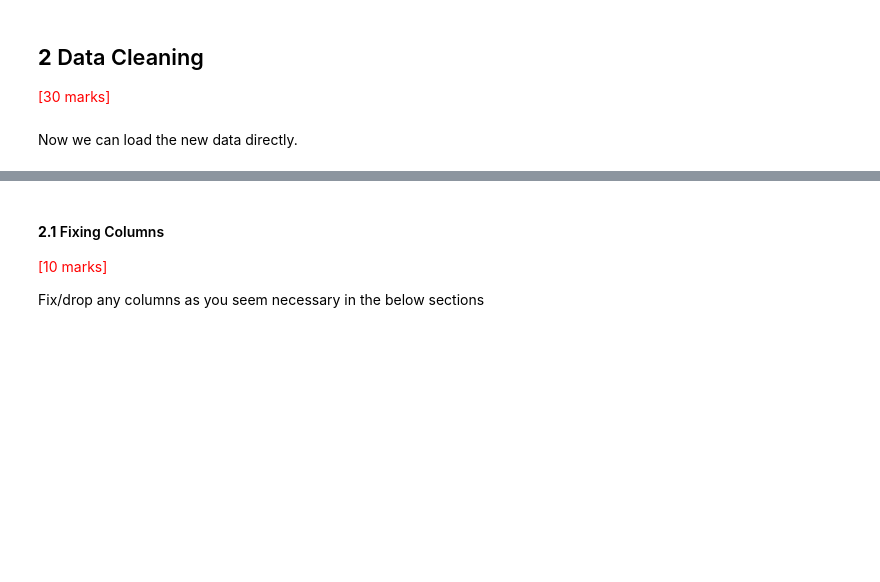
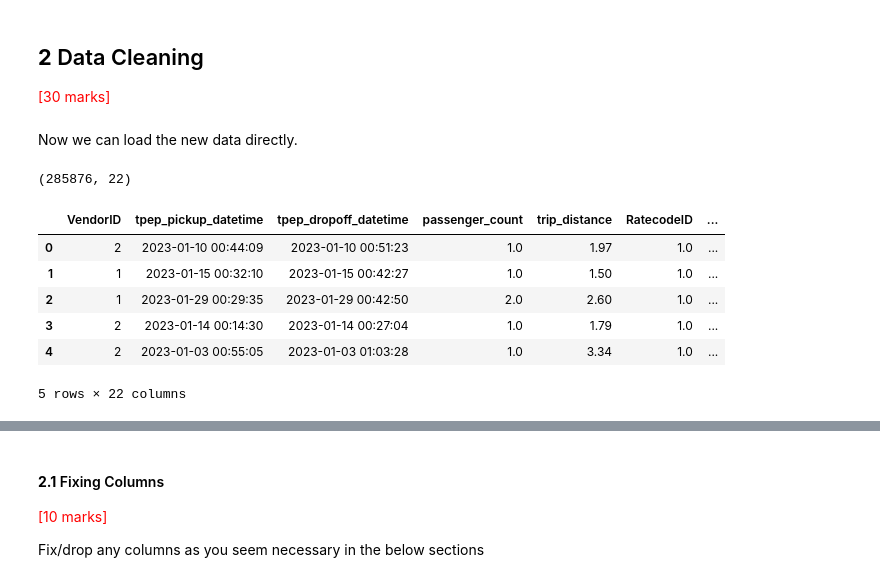
Before and after one commit to viswanathamveluri/epg-appliedai, a Jupyter notebook: assessment/EDA_Assg_NYC_Taxi_Starter.ipynb, the cells around one changed output, grey strips where cells are left out. Cells and saved outputs as stored; diff of their text form; code cells hidden in the pictures; blank space fills up the shorter version.

```diff
--- a/assessment/EDA_Assg_NYC_Taxi_Starter.ipynb
+++ b/assessment/EDA_Assg_NYC_Taxi_Starter.ipynb
@@ -344,0 +340,20 @@ Now we can load the new data directly.
+# %%
+# Load the new data file
+# Load the new data file
+
+df = pd.read_parquet('combined_nyc_taxi_sample.parquet')
+
+# quick check
+print(df.shape)
+# %% [output]
+(285876, 22)
+# %%
+df.head()
+# %% [output]
+|  | VendorID | tpep_pickup_datetime | tpep_dropoff_datetime | passenger_count | trip_distance | RatecodeID | ... |
+| 0 | 2 | 2023-01-10 00:44:09 | 2023-01-10 00:51:23 | 1.0 | 1.97 | 1.0 | ... |
+| 1 | 1 | 2023-01-15 00:32:10 | 2023-01-15 00:42:27 | 1.0 | 1.50 | 1.0 | ... |
+| 2 | 1 | 2023-01-29 00:29:35 | 2023-01-29 00:42:50 | 2.0 | 2.60 | 1.0 | ... |
+| 3 | 2 | 2023-01-14 00:14:30 | 2023-01-14 00:27:04 | 1.0 | 1.79 | 1.0 | ... |
+| 4 | 2 | 2023-01-03 00:55:05 | 2023-01-03 01:03:28 | 1.0 | 3.34 | 1.0 | ... |
+5 rows × 22 columns
```
Also changed, not shown: parts of 10 cells of this notebook.
